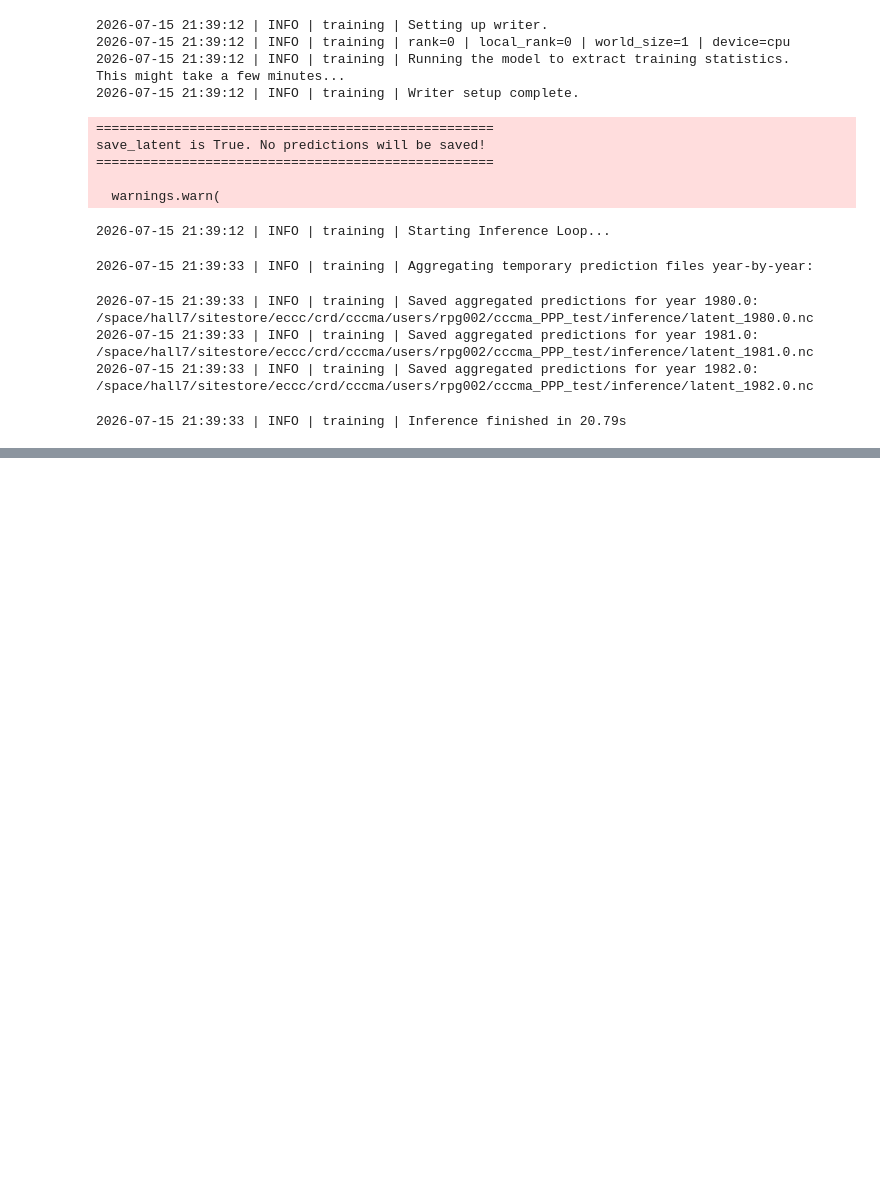
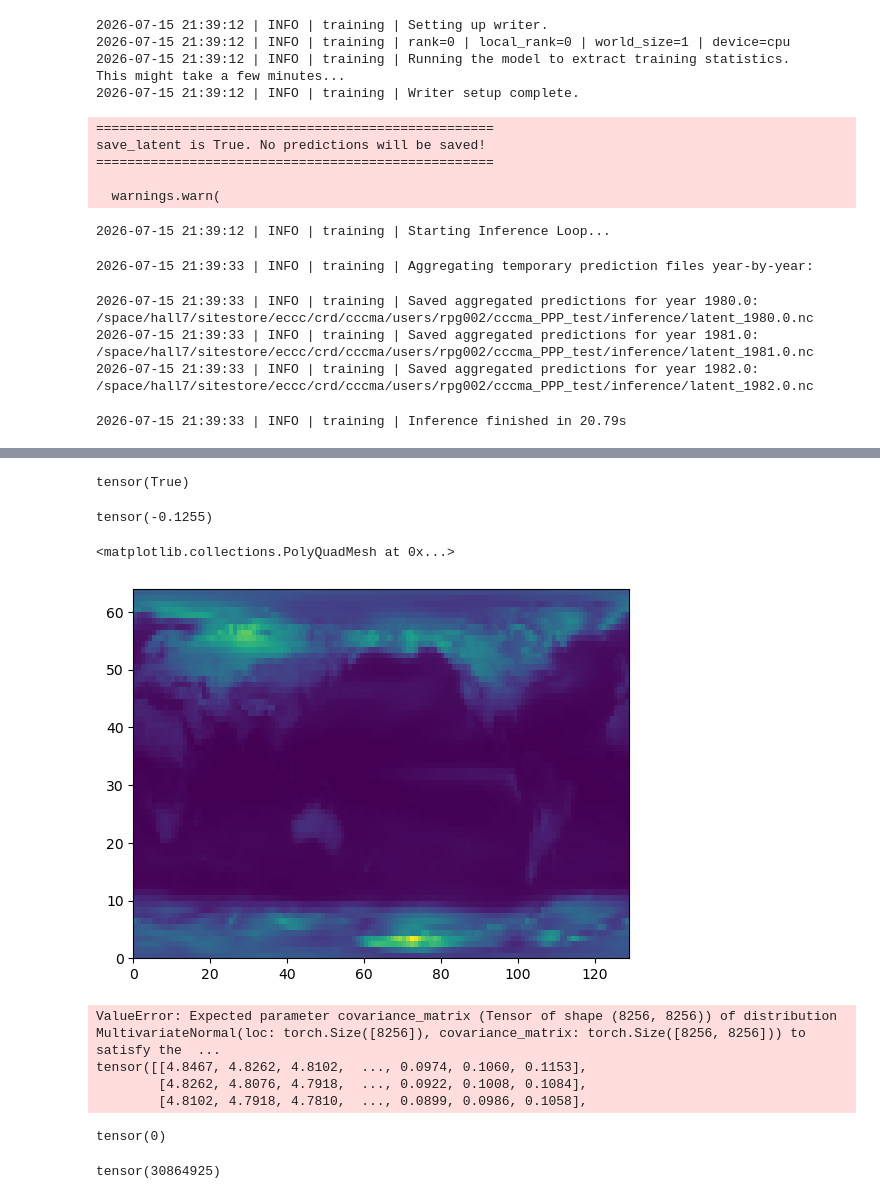
Before and after one commit to ParsaGooya/CCCma-PPP, a Jupyter notebook: test.ipynb, the cells around one changed output, grey strips where cells are left out. Drawn from its saved outputs; the diff is of its cells as text; code cells hidden in the pictures; blank space fills up the shorter version.

Commit message:
tests

```diff
--- a/test.ipynb
+++ b/test.ipynb
@@ -580,0 +583,7 @@ ds_anom.std('latent_samples')[0,0,0,:,:].plot()
+# %%
+import torch
+stats = torch.load("/space/hall7/sitestore/eccc/crd/cccma/users/rpg002/output/cccma_PPP_tests/test_4/inference/training_variable_stats.pt")
+# %%
+torch.isfinite(stats['residual_cov']).all()
+# %% [output]
+tensor(True)
@@ -580,0 +594,27 @@ ds_anom.std('latent_samples')[0,0,0,:,:].plot()
+# %%
+ torch.linalg.eigvalsh(cov).amin(dim=-1)
+# %% [output]
+tensor(-0.1255)
+# %%
+plt.pcolor(stats['residual_cov'].diagonal().reshape(64,129).numpy())
+# %% [output]
+<matplotlib.collections.PolyQuadMesh at 0x...>
+[figure, added]
+# %%
+torch.distributions.MultivariateNormal(
+                    loc=torch.zeros_like(stats['residual_mean']),
+                    covariance_matrix=stats['residual_cov'].float(),
+                )
+# %% [output]
+ValueError: Expected parameter covariance_matrix (Tensor of shape (8256, 8256)) of distribution MultivariateNormal(loc: torch.Size([8256]), covariance_matrix: torch.Size([8256, 8256])) to satisfy the  ...
+tensor([[4.8467, 4.8262, 4.8102,  ..., 0.0974, 0.1060, 0.1153],
+        [4.8262, 4.8076, 4.7918,  ..., 0.0922, 0.1008, 0.1084],
+        [4.8102, 4.7918, 4.7810,  ..., 0.0899, 0.0986, 0.1058],
+# %%
+(stats['residual_cov'].diagonal() < 0).sum()
+# %% [output]
+tensor(0)
+# %%
+(stats['residual_cov'] < 0).sum()
+# %% [output]
+tensor(30864925)
```
Also changed, not shown: parts of 5 cells of this notebook, 2 other files.
